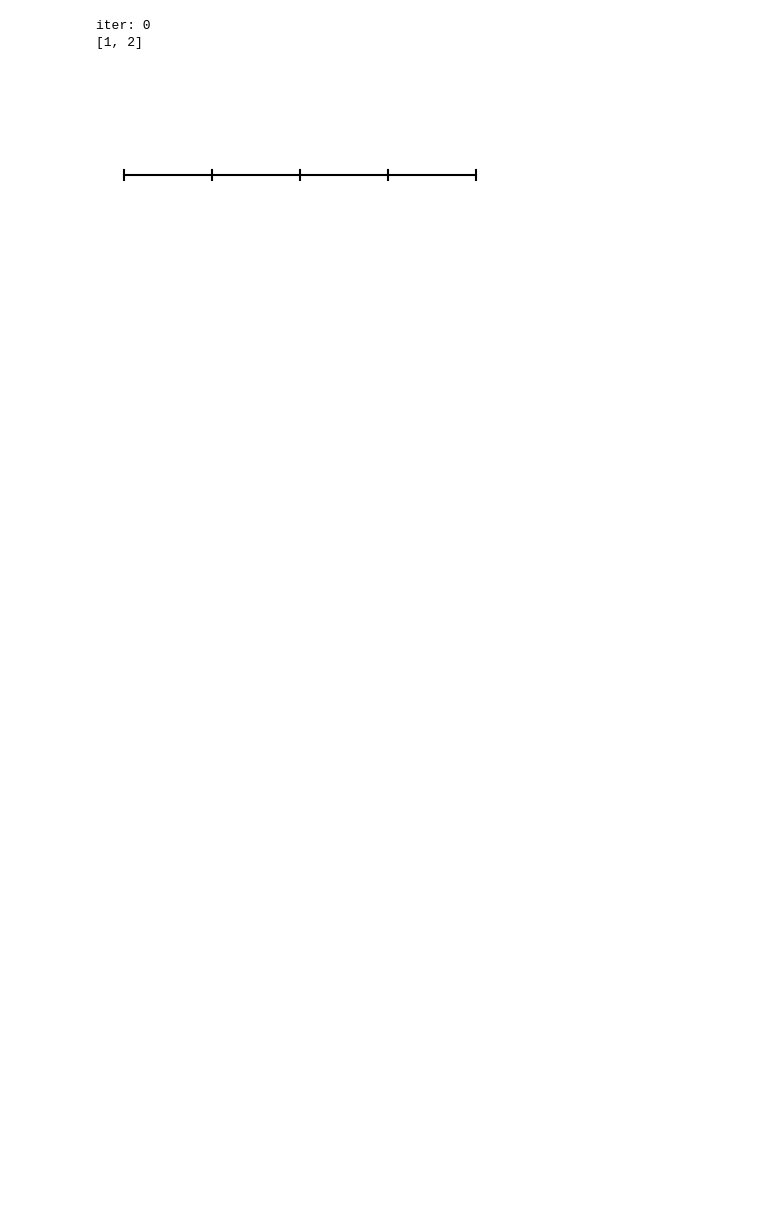
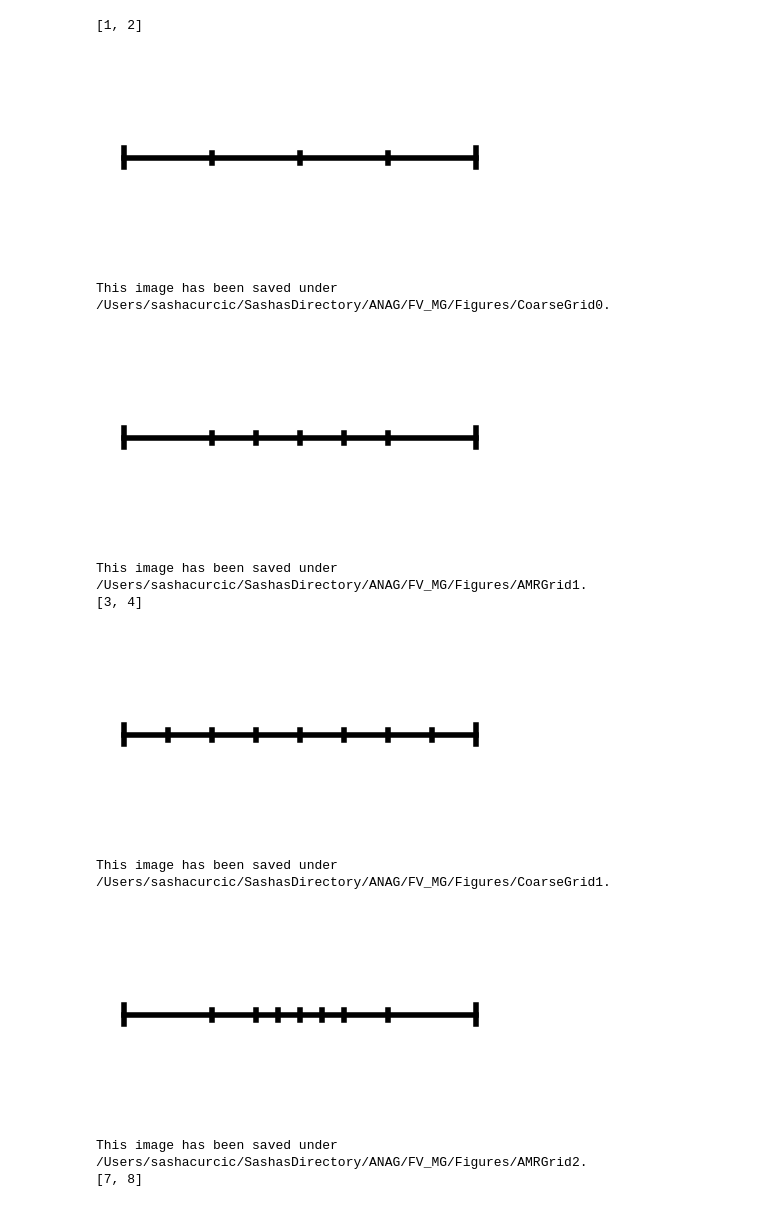
Before and after one commit to 88Sasha88/FV_MG, a Jupyter notebook: GridGraphic.ipynb, the cells around one changed output. Saved outputs shown, nothing was run; the diff lists cells and outputs as text; code cells hidden in the pictures; blank space fills up the shorter version.

```diff
--- a/GridGraphic.ipynb
+++ b/GridGraphic.ipynb
@@ -332,8 +332,25 @@ def GridMap(nh_min, rescale = 1, save = False, saveName = '', dpi = 600, enlarge
         Save(fig, saveString, dpi)
     return
 # %%
-GridMap(nh_min)
+omegaAMR = BT.Grid(nh_min)
+for i in range(3):
+    nh = (2**i) * nh_min
+    omegaC = BT.Grid(nh)
+    cells = list(np.arange(2) + int(nh/2) - 1)
+    print(cells)
+    omegaAMR.AddPatch(refRatio, cells)
+    PT.PlotGrid(omegaC, label = False, saveName = "CoarseGrid" + str(i), enlarge = True)
+    if (i != 2):
+        PT.PlotGrid(omegaAMR, label = False, saveName = "AMRGrid" + str(i + 1), enlarge = True)
 # %% [output]
-iter: 0
 [1, 2]
-[figure, old version]
+[figure, new version]
+This image has been saved under /Users/sashacurcic/SashasDirectory/ANAG/FV_MG/Figures/CoarseGrid0.
+[figure, added]
+This image has been saved under /Users/sashacurcic/SashasDirectory/ANAG/FV_MG/Figures/AMRGrid1.
+[3, 4]
+[figure, added]
+This image has been saved under /Users/sashacurcic/SashasDirectory/ANAG/FV_MG/Figures/CoarseGrid1.
+[figure, added]
+This image has been saved under /Users/sashacurcic/SashasDirectory/ANAG/FV_MG/Figures/AMRGrid2.
+[7, 8]
```
Also changed, not shown: parts of 1 cell of this notebook, 6 other files.
